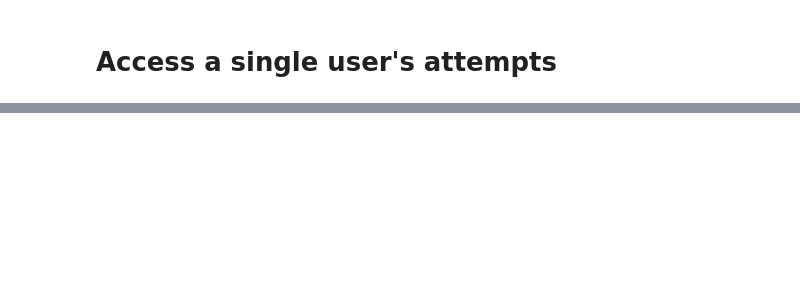
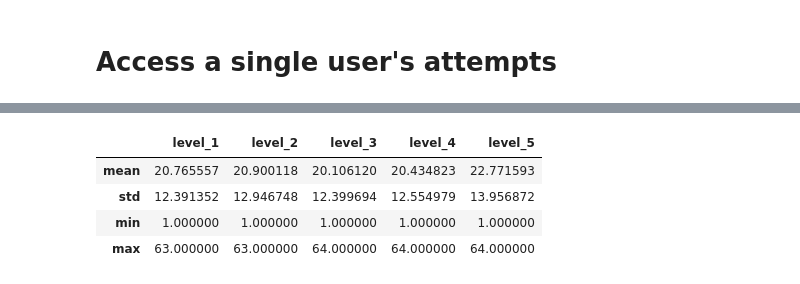
Before and after one commit to behzadhaki/CELB_API, a Jupyter notebook: API_Tutorial.ipynb, the cells around one changed output, grey strips where cells are left out. Cells and saved outputs as stored; diff of their text form; code cells hidden in the pictures; blank space fills up the shorter version.

```diff
--- a/API_Tutorial.ipynb
+++ b/API_Tutorial.ipynb
@@ -155,0 +260,18 @@ show(proll)
+# %%
+# hit statistics
+
+df3 = pd.DataFrame({
+    'level_1': level_1.get_bongo_hits_statistics(),
+    'level_2': level_2.get_bongo_hits_statistics(),
+    'level_3': level_3.get_bongo_hits_statistics(),
+    'level_4': level_4.get_bongo_hits_statistics(),
+    'level_5': level_5.get_bongo_hits_statistics()
+})
+
+df3
+# %% [output]
+|  | level_1 | level_2 | level_3 | level_4 | level_5 |
+| mean | 20.765557 | 20.900118 | 20.106120 | 20.434823 | 22.771593 |
+| std | 12.391352 | 12.946748 | 12.399694 | 12.554979 | 13.956872 |
+| min | 1.000000 | 1.000000 | 1.000000 | 1.000000 | 1.000000 |
+| max | 63.000000 | 63.000000 | 64.000000 | 64.000000 | 64.000000 |
```
Also changed, not shown: parts of 18 cells of this notebook, 1 other file.
